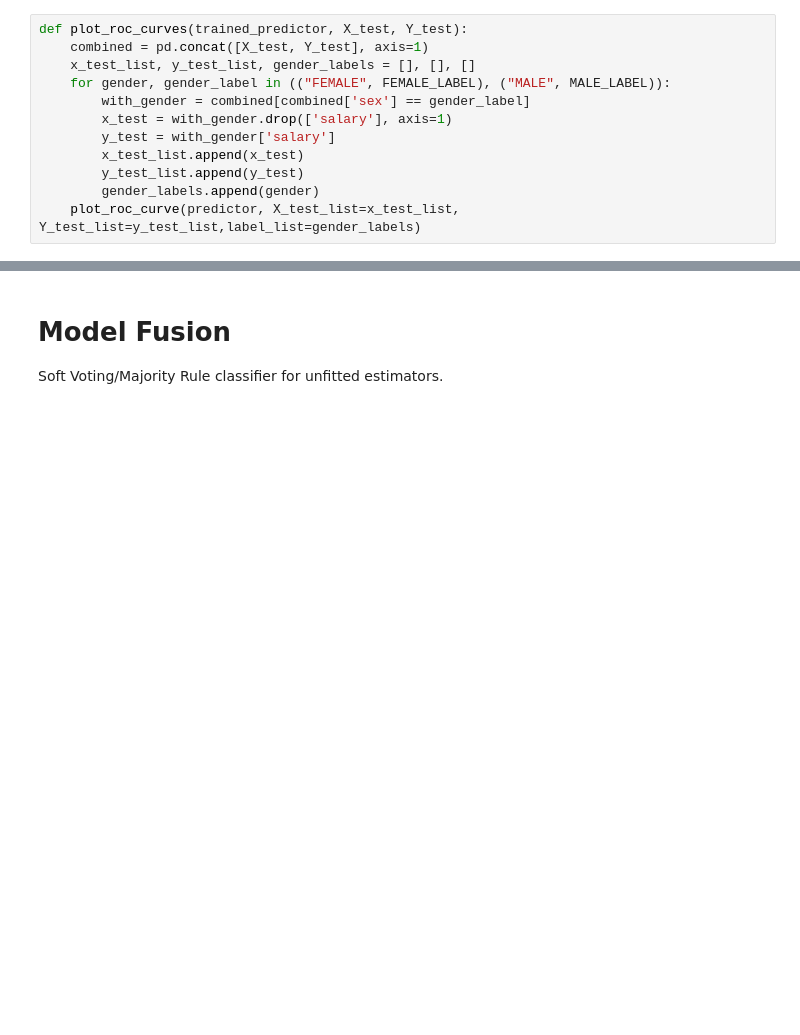
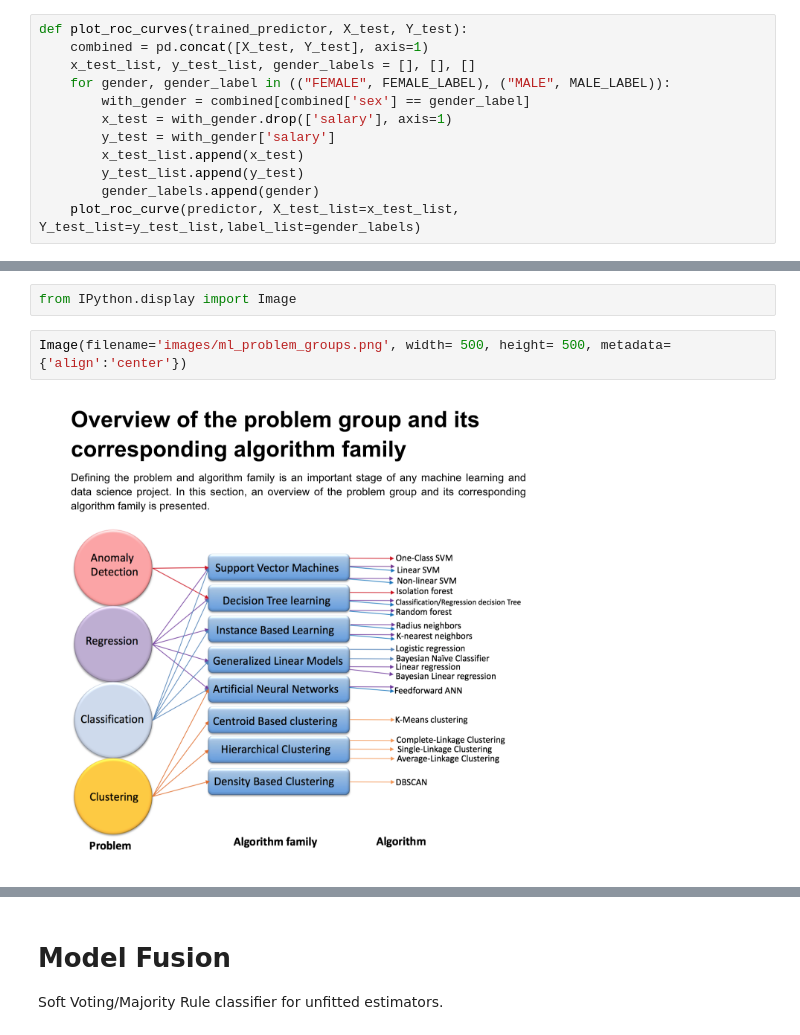
Before and after one commit to heyaudace/ml-bias-fairness, a Jupyter notebook: 2. Intro to Bias and Fairness in Machine Learning.ipynb, the cells around one changed output, grey strips where cells are left out. Saved outputs shown, nothing was run; the diff lists cells and outputs as text; blank space fills up the shorter version.

```diff
--- a/2. Intro to Bias and Fairness in Machine Learning.ipynb
+++ b/2. Intro to Bias and Fairness in Machine Learning.ipynb
@@ -1127,0 +1062,6 @@ with_gender.drop(['salary'], axis=1).head()
+# %%
+from IPython.display import Image
+# %%
+Image(filename='images/ml_problem_groups.png', width= 500, height= 500, metadata={'align':'center'})
+# %% [output]
+[figure, added]
```
Also changed, not shown: parts of 42 cells of this notebook, 1 other file.
